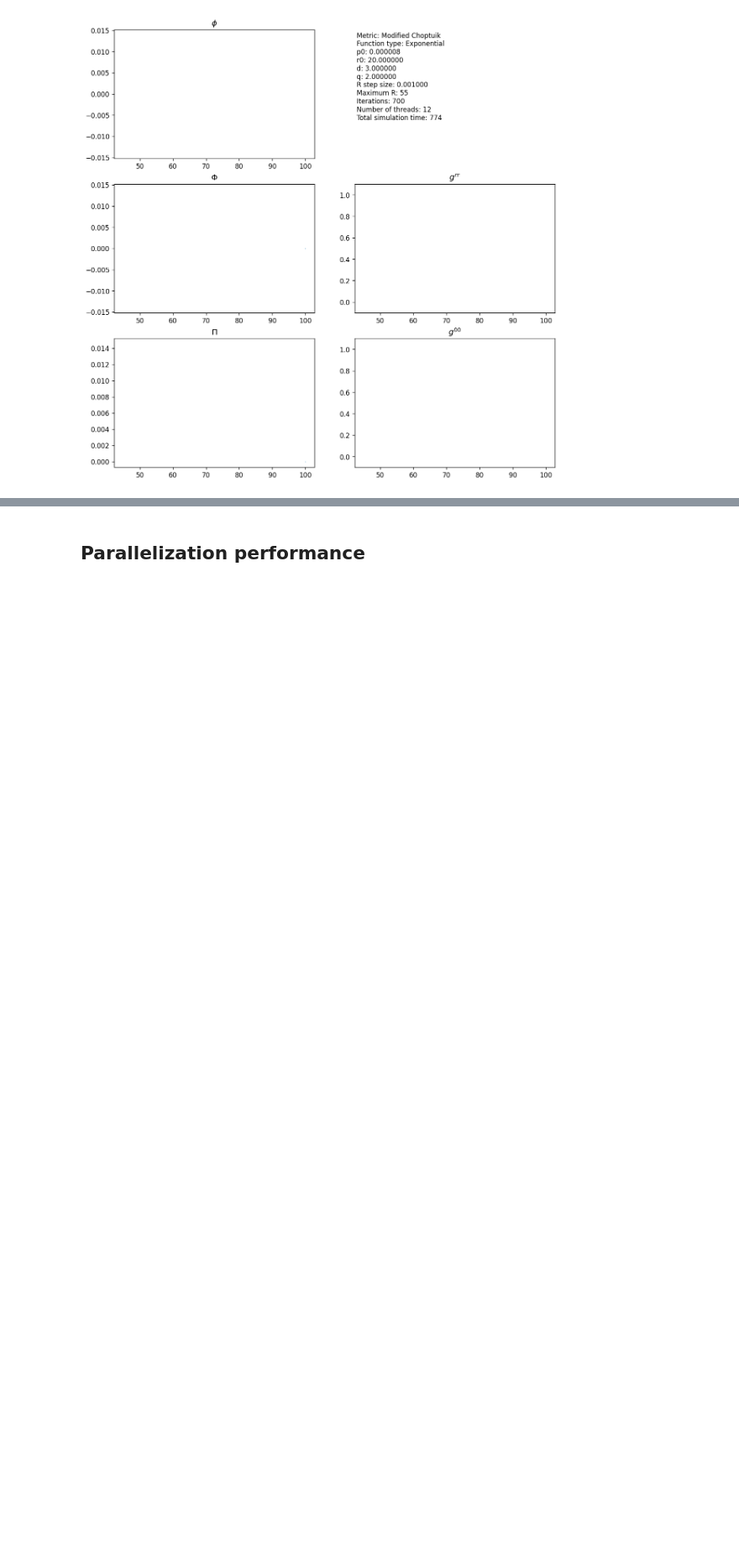
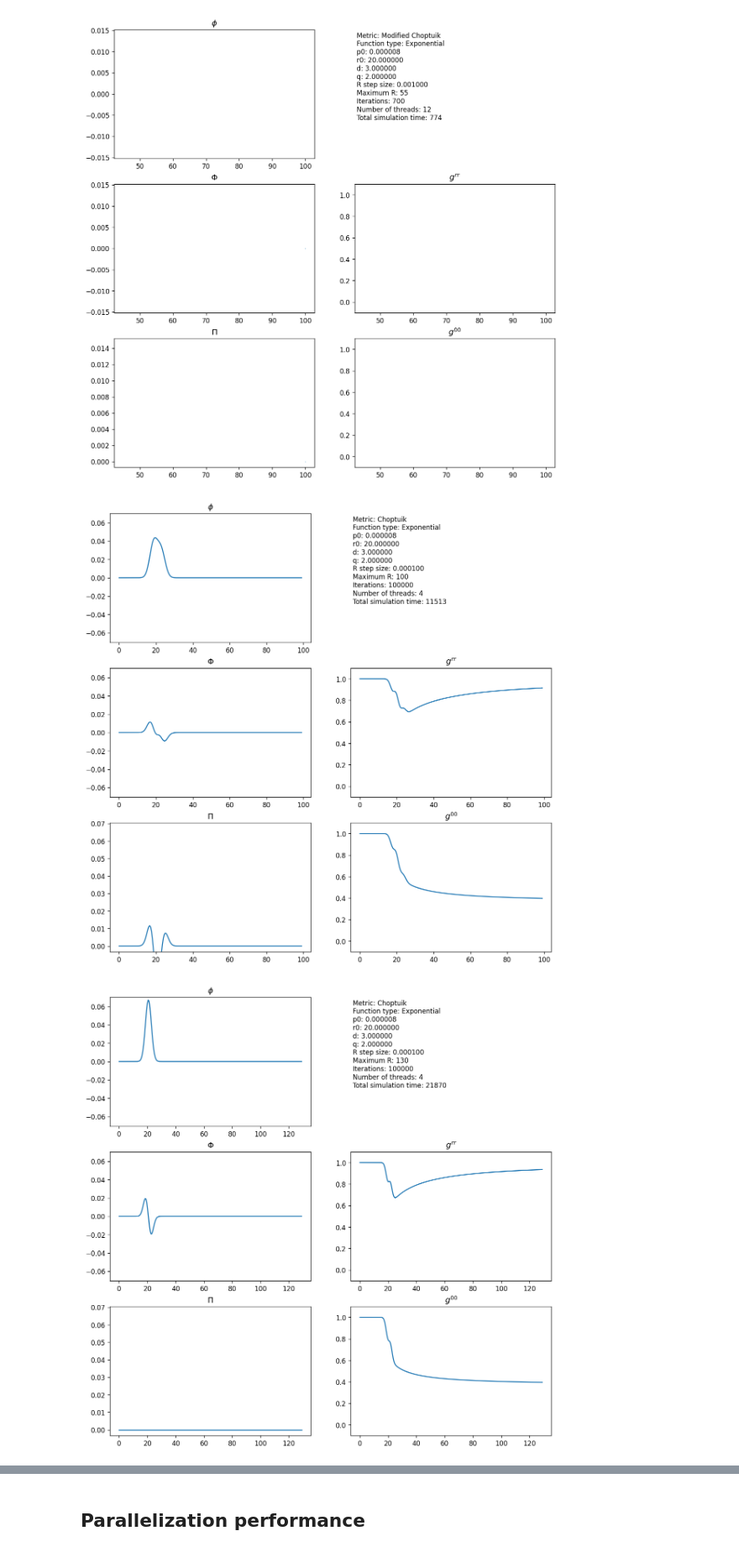
Before and after one commit to OtroBenja/Critical-collapse, a Jupyter notebook: plot.ipynb, the cells around one changed output, grey strips where cells are left out. Shown at 84% size. Cells and saved outputs as stored; diff of their text form; code cells hidden in the pictures; blank space fills up the shorter version.

```diff
--- a/plot.ipynb
+++ b/plot.ipynb
@@ -53,7 +53,7 @@ import matplotlib.animation as animation
 import matplotlib.pyplot as plt
 
 #Animation in paralel of scalar fields
-def animate_data(filename, ipf = 1,output_name = None):
+def animate_data(filename, ipf = 1,output_name = None,ls='-',marker='',ms=0.5):
     r,f,x,y,gr,g0,params = read_data(filename)
 
     IPF = ipf #Iterations per frame
@@ -64,11 +64,11 @@ def animate_data(filename, ipf = 1,output_name = None):
 
     fig, ax = plt.subplots(3,2,figsize=(12,12),dpi=120)
 
-    Fplot = ax[0,0].plot(r,f[0] ,ls='',marker='.',markersize=0.4)[0]
-    Xplot = ax[1,0].plot(r,x[0] ,ls='',marker='.',markersize=0.4)[0]
-    Yplot = ax[2,0].plot(r,y[0] ,ls='',marker='.',markersize=0.4)[0]
-    Aplot = ax[1,1].plot(r,gr[0],ls='',marker='.',markersize=0.4)[0]
-    Bplot = ax[2,1].plot(r,g0[0],ls='',marker='.',markersize=0.4)[0]
+    Fplot = ax[0,0].plot(r,f[0] ,ls=ls,marker=marker,markersize=ms)[0]
+    Xplot = ax[1,0].plot(r,x[0] ,ls=ls,marker=marker,markersize=ms)[0]
+    Yplot = ax[2,0].plot(r,y[0] ,ls=ls,marker=marker,markersize=ms)[0]
+    Aplot = ax[1,1].plot(r,gr[0],ls=ls,marker=marker,markersize=ms)[0]
+    Bplot = ax[2,1].plot(r,g0[0],ls=ls,marker=marker,markersize=ms)[0]
     ax[0,0].text(1.21,0.98,params['text'],verticalalignment='top',transform=ax[0,0].transAxes)
     ax[0,1].remove()
     ax[1,0].set_ylim( -ax[0,0].get_ylim()[1],ax[0,0].get_ylim()[1])
@@ -173,3 +165,13 @@ animate_data('Output_112013.dat',5)
 # %% [output]
 [figure]
 [figure]
+# %%
+#Animate all files
+from os import listdir
+folder_files = listdir()
+folder_files = [f for f in folder_files if (f.startswith('Output') and f.endswith('.dat'))]
+for file in folder_files:
+        animate_data(file,ipf=2)
+# %% [output]
+[figure, added]
+[figure, added]
```
Also changed, not shown: parts of 3 cells of this notebook.
